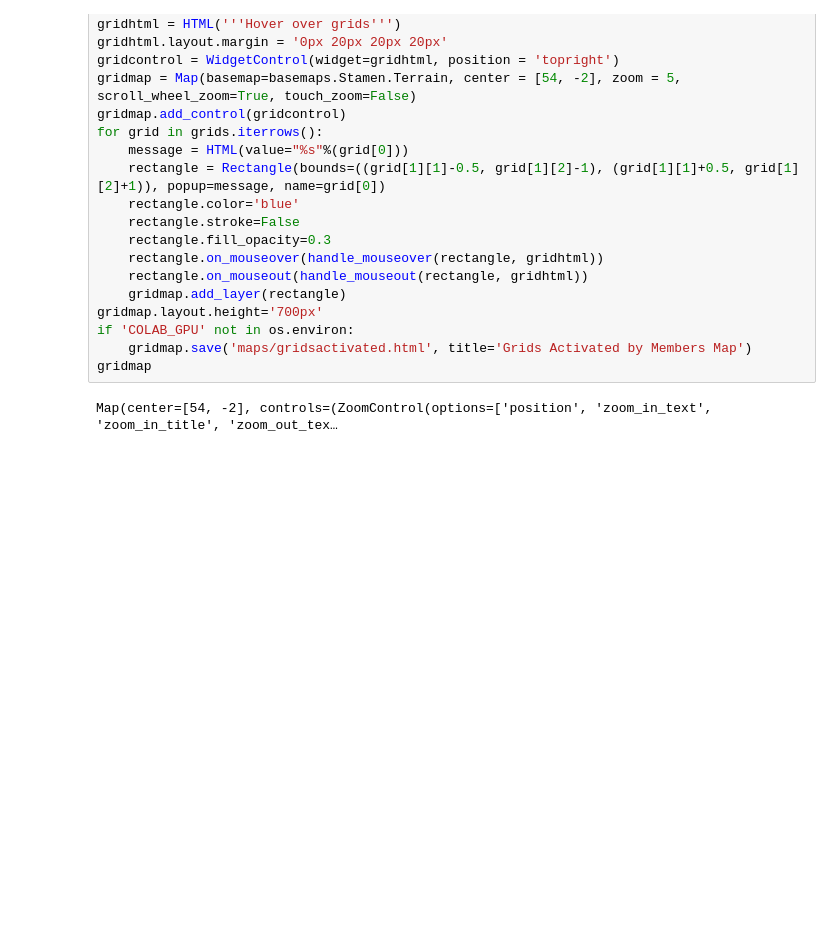
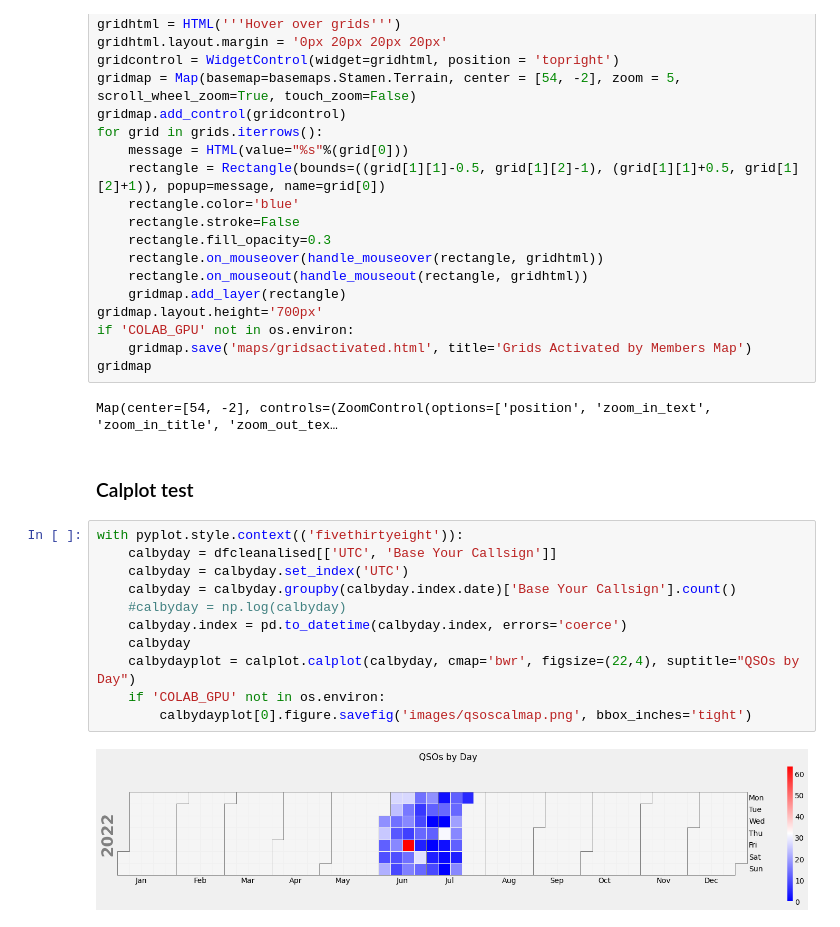
Before and after one commit to smurphboy/WAllOARC, a Jupyter notebook: WorkedAllOARC.ipynb, the cells around one changed output. Drawn from its saved outputs; the diff is of its cells as text; blank space fills up the shorter version.

Commit message:
Date heatmap tests

```diff
--- a/WorkedAllOARC.ipynb
+++ b/WorkedAllOARC.ipynb
@@ -1342,3 +1344,18 @@ if 'COLAB_GPU' not in os.environ:
 gridmap
 # %% [output]
 Map(center=[54, -2], controls=(ZoomControl(options=['position', 'zoom_in_text', 'zoom_in_title', 'zoom_out_tex…
+# %% [markdown]
+### Calplot test
+# %%
+with pyplot.style.context(('fivethirtyeight')):
+    calbyday = dfcleanalised[['UTC', 'Base Your Callsign']]
+    calbyday = calbyday.set_index('UTC')
+    calbyday = calbyday.groupby(calbyday.index.date)['Base Your Callsign'].count()
+    #calbyday = np.log(calbyday)
+    calbyday.index = pd.to_datetime(calbyday.index, errors='coerce')
+    calbyday
+    calbydayplot = calplot.calplot(calbyday, cmap='bwr', figsize=(22,4), suptitle="QSOs by Day")
+    if 'COLAB_GPU' not in os.environ:
+        calbydayplot[0].figure.savefig('images/qsoscalmap.png', bbox_inches='tight')
+# %% [output]
+[figure, added]
```
Also changed, not shown: parts of 8 cells of this notebook, 11 other files.
